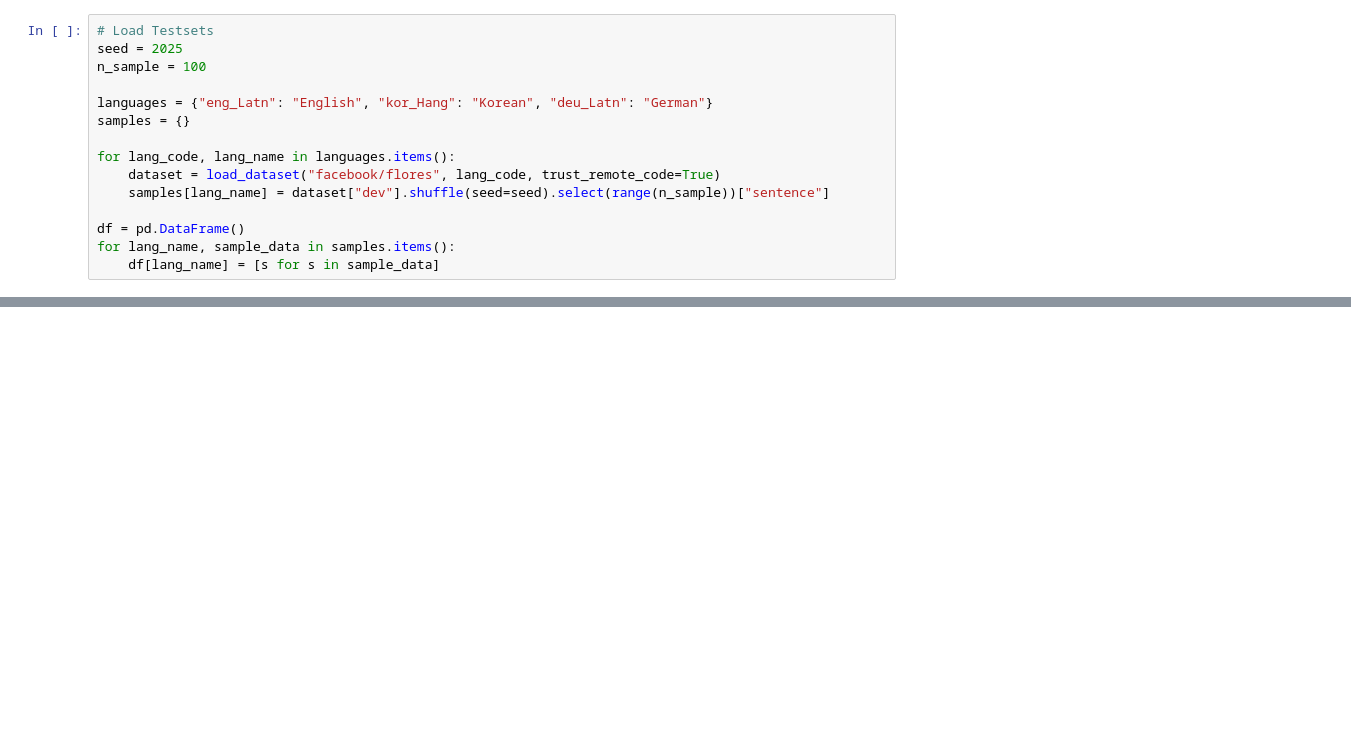
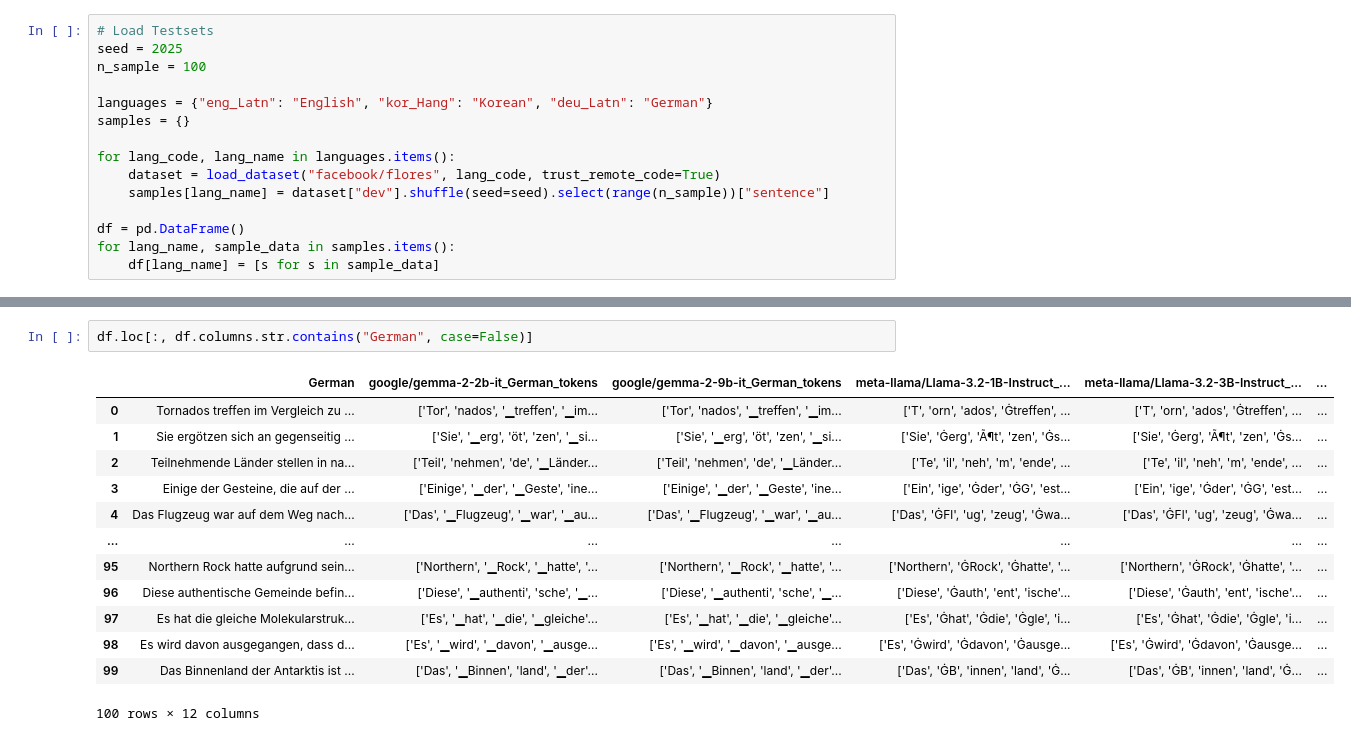
Before and after one commit to hjjjang/multilingual-inner-lexicon, a Jupyter notebook: model_selection.ipynb, the cells around one changed output, grey strips where cells are left out. Saved outputs shown, nothing was run; the diff lists cells and outputs as text; blank space fills up the shorter version.

```diff
--- a/model_selection.ipynb
+++ b/model_selection.ipynb
@@ -113,0 +275,16 @@ Saved: output/image/token_length_German.png
+# %%
+df.loc[:, df.columns.str.contains("German", case=False)]
+# %% [output]
+|  | German | google/gemma-2-2b-it_German_tokens | google/gemma-2-9b-it_German_tokens | meta-llama/Llama-3.2-1B-Instruct_... | meta-llama/Llama-3.2-3B-Instruct_... | ... |
+| 0 | Tornados treffen im Vergleich zu ... | ['Tor', 'nados', '▁treffen', '▁im... | ['Tor', 'nados', '▁treffen', '▁im... | ['T', 'orn', 'ados', 'Ġtreffen', ... | ['T', 'orn', 'ados', 'Ġtreffen', ... | ... |
+| 1 | Sie ergötzen sich an gegenseitig ... | ['Sie', '▁erg', 'öt', 'zen', '▁si... | ['Sie', '▁erg', 'öt', 'zen', '▁si... | ['Sie', 'Ġerg', 'Ã¶t', 'zen', 'Ġs... | ['Sie', 'Ġerg', 'Ã¶t', 'zen', 'Ġs... | ... |
+| 2 | Teilnehmende Länder stellen in na... | ['Teil', 'nehmen', 'de', '▁Länder... | ['Teil', 'nehmen', 'de', '▁Länder... | ['Te', 'il', 'neh', 'm', 'ende', ... | ['Te', 'il', 'neh', 'm', 'ende', ... | ... |
+| 3 | Einige der Gesteine, die auf der ... | ['Einige', '▁der', '▁Geste', 'ine... | ['Einige', '▁der', '▁Geste', 'ine... | ['Ein', 'ige', 'Ġder', 'ĠG', 'est... | ['Ein', 'ige', 'Ġder', 'ĠG', 'est... | ... |
+| 4 | Das Flugzeug war auf dem Weg nach... | ['Das', '▁Flugzeug', '▁war', '▁au... | ['Das', '▁Flugzeug', '▁war', '▁au... | ['Das', 'ĠFl', 'ug', 'zeug', 'Ġwa... | ['Das', 'ĠFl', 'ug', 'zeug', 'Ġwa... | ... |
+| ... | ... | ... | ... | ... | ... | ... |
+| 95 | Northern Rock hatte aufgrund sein... | ['Northern', '▁Rock', '▁hatte', '... | ['Northern', '▁Rock', '▁hatte', '... | ['Northern', 'ĠRock', 'Ġhatte', '... | ['Northern', 'ĠRock', 'Ġhatte', '... | ... |
+| 96 | Diese authentische Gemeinde befin... | ['Diese', '▁authenti', 'sche', '▁... | ['Diese', '▁authenti', 'sche', '▁... | ['Diese', 'Ġauth', 'ent', 'ische'... | ['Diese', 'Ġauth', 'ent', 'ische'... | ... |
+| 97 | Es hat die gleiche Molekularstruk... | ['Es', '▁hat', '▁die', '▁gleiche'... | ['Es', '▁hat', '▁die', '▁gleiche'... | ['Es', 'Ġhat', 'Ġdie', 'Ġgle', 'i... | ['Es', 'Ġhat', 'Ġdie', 'Ġgle', 'i... | ... |
+| 98 | Es wird davon ausgegangen, dass d... | ['Es', '▁wird', '▁davon', '▁ausge... | ['Es', '▁wird', '▁davon', '▁ausge... | ['Es', 'Ġwird', 'Ġdavon', 'Ġausge... | ['Es', 'Ġwird', 'Ġdavon', 'Ġausge... | ... |
+| 99 | Das Binnenland der Antarktis ist ... | ['Das', '▁Binnen', 'land', '▁der'... | ['Das', '▁Binnen', 'land', '▁der'... | ['Das', 'ĠB', 'innen', 'land', 'Ġ... | ['Das', 'ĠB', 'innen', 'land', 'Ġ... | ... |
+100 rows × 12 columns
```
Also changed, not shown: parts of 15 cells of this notebook, 5 other files.
